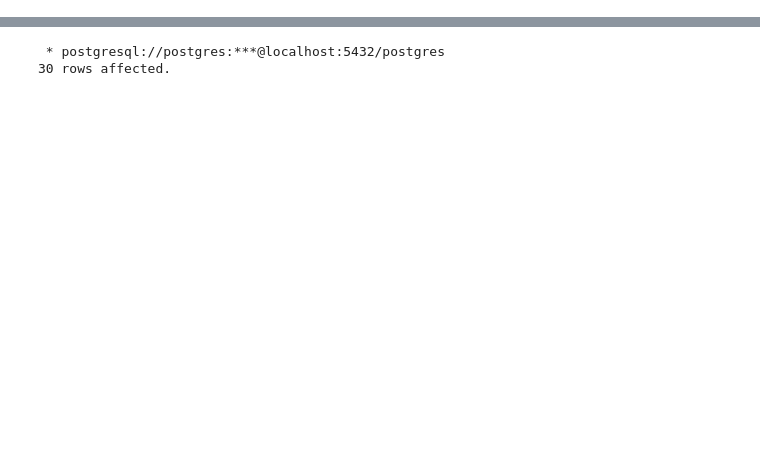
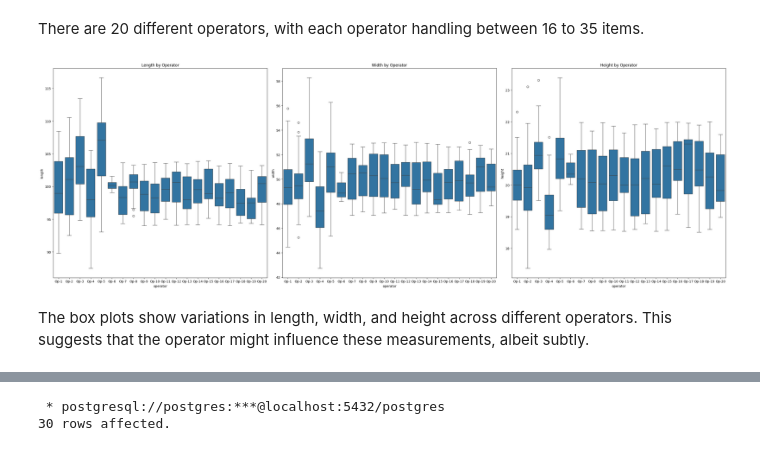
Before and after one commit to rohitkg83/evaluate_manufacturing_process, a Jupyter notebook: evaluate_manufacturing_process.ipynb, the cells around one changed output, grey strips where cells are left out. Cells and saved outputs as stored; diff of their text form; code cells hidden in the pictures; blank space fills up the shorter version.

```diff
--- a/evaluate_manufacturing_process.ipynb
+++ b/evaluate_manufacturing_process.ipynb
@@ -44 +142,25 @@ The sql extension is already loaded. To reload it, use:
+# %% [markdown]
+There are 20 different operators, with each operator handling between 16 to 35 items.
+# %%
+# Box plots for comparative analysis across operators
+plt.figure(figsize=(30, 10))
+
+plt.subplot(1, 3, 1)
+sns.boxplot(x='operator', y='length', data=df)
+plt.title('Length by Operator')
+
+plt.subplot(1, 3, 2)
+sns.boxplot(x='operator', y='width', data=df)
+plt.title('Width by Operator')
+
+plt.subplot(1, 3, 3)
+sns.boxplot(x='operator', y='height', data=df)
+plt.title('Height by Operator')
+
+plt.tight_layout()
+plt.show()
+# %% [output]
+[figure, added]
+# %% [markdown]
+The box plots show variations in length, width, and height across different operators. This suggests that the operator might influence these measurements, albeit subtly.
 # %% [markdown]
```
Also changed, not shown: parts of 16 cells of this notebook.
